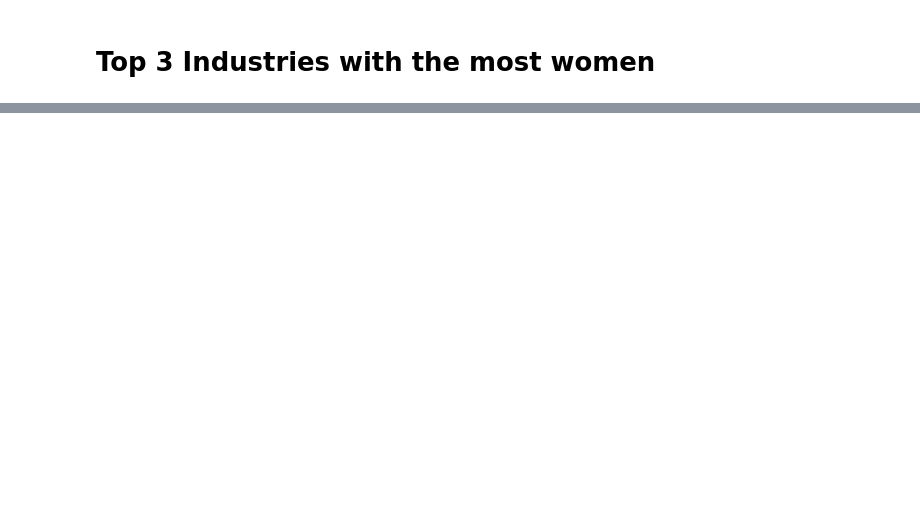
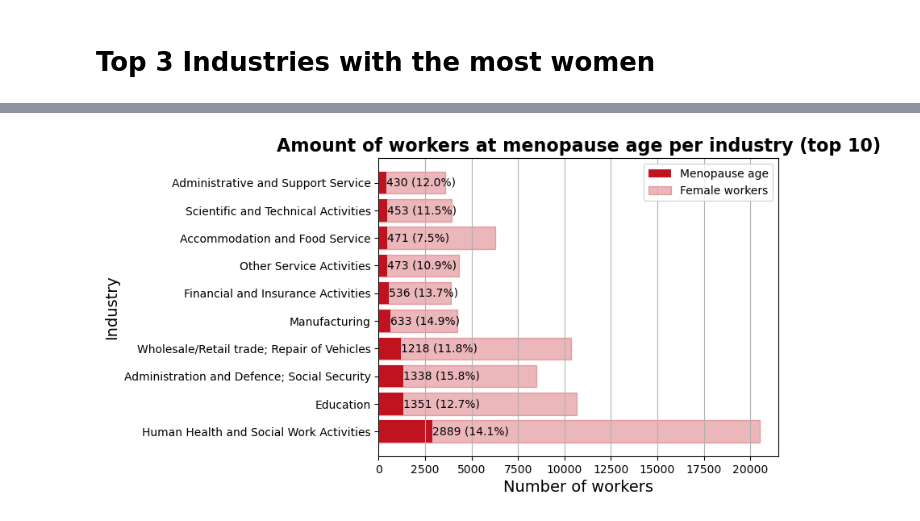
Before and after one commit to ruvans/ac_industry_research, a Jupyter notebook: women-in-local-industries.ipynb, the cells around one changed output, grey strips where cells are left out. Saved outputs shown, nothing was run; the diff lists cells and outputs as text; code cells hidden in the pictures; blank space fills up the shorter version.

```diff
--- a/women-in-local-industries.ipynb
+++ b/women-in-local-industries.ipynb
@@ -48,0 +89,2 @@ plt.show()
+# %%
+df['Menopause age'] = df['Age'].apply(lambda x: True if x == '45 to 55' or x == '50 to 54' else False)
@@ -48,0 +113,9 @@ plt.show()
+# %%
+menopauseAge = df.loc[(df['Sex'] == 'Female') & (df['Menopause age'] == True)].groupby('Industry')['People'].sum()
+femalesTotal = df.loc[(df['Sex'] == 'Female') & (df['Age'] == 'Total')].groupby('Industry')['People'].sum()
+# Get the top 10 for menopause workers
+#menopauseAge = menopauseAge.nlargest(10)
+# Add column for percentage of menopause workers
+menopauseDf = pd.DataFrame({"Menopause age workers" : menopauseAge, "Total workers" : femalesTotal}, menopauseAge.index)
+menopauseDf['Menopause pct'] = menopauseDf.apply(lambda x: (x['Menopause age workers'] / x['Total workers'])*100, axis=1)
+menopauseDf.head(3)
@@ -48,0 +128,22 @@ plt.show()
+# %%
+fig, ax = plt.subplots()
+
+top10 = menopauseDf.sort_values(by='Menopause age workers', ascending=False).head(10)
+
+ax.barh(top10.index, top10['Menopause age workers'], color="#c1121f", label='Menopause age')
+ax.barh(top10.index, top10['Total workers'], alpha=0.3, color="#c1121f", edgecolor="#c1121f", label='Female workers')
+# Create bar labels with amounts and percentages
+zipped = zip(ax.containers[0].datavalues, top10['Menopause pct'])
+percentage_labels = [f"{z[0]} ({round(z[1],1)}%)" for z in zipped]
+ax.bar_label(ax.containers[0], labels=percentage_labels)
+
+ax.set_title('Amount of workers at menopause age per industry (top 10)', fontsize=16, fontweight='bold')
+ax.set_ylabel('Industry', fontsize=14)
+ax.set_xlabel('Number of workers', fontsize=14)
+ax.grid(axis='x')
+ax.legend()
+
+plt.savefig('top10_menopause_industries.png', dpi=300, bbox_inches='tight')
+plt.show()
+# %% [output]
+[figure, added]
```
Also changed, not shown: parts of 14 cells of this notebook, 4 other files.
